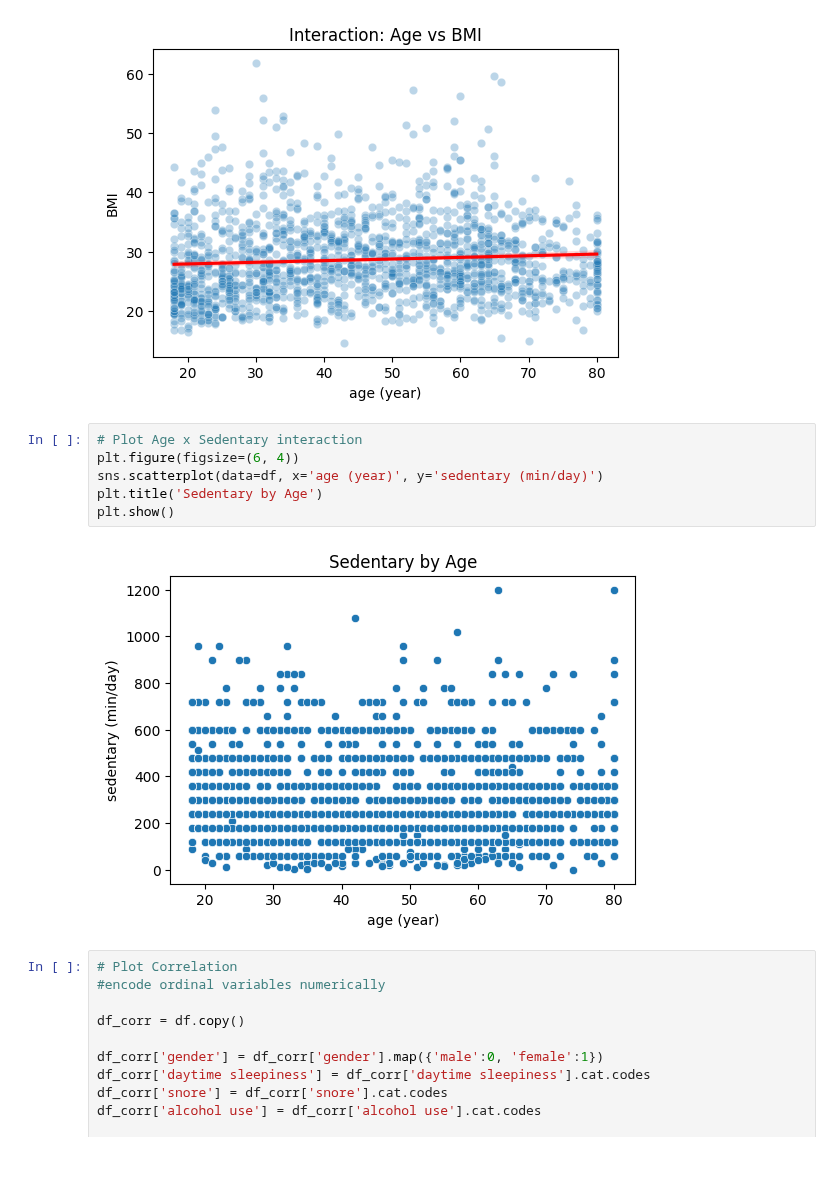
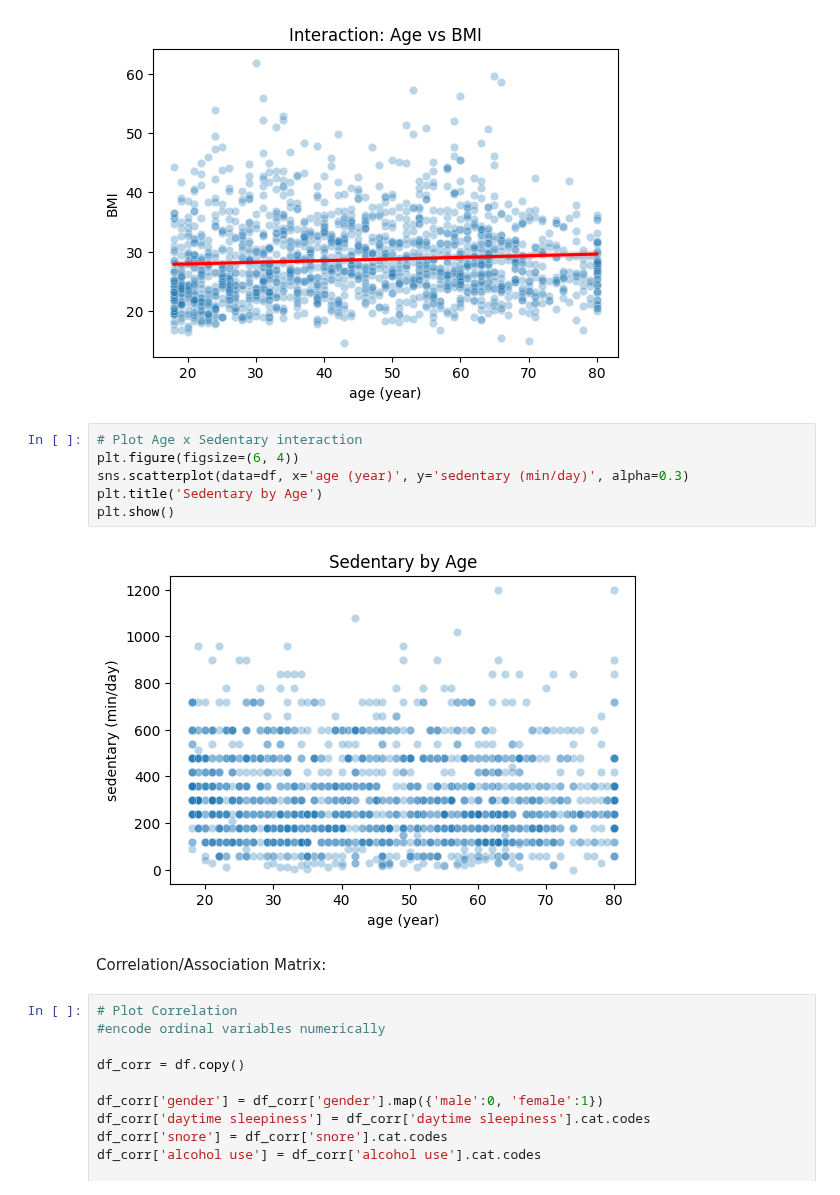
Before and after one commit to COGS108/Group092_WI26, a Jupyter notebook: 02-EDACheckpoint.ipynb, the cells around one changed output. Saved outputs shown, nothing was run; the diff lists cells and outputs as text; blank space fills up the shorter version.

Commit message:
Correcting scatterplot

```diff
--- a/02-EDACheckpoint.ipynb
+++ b/02-EDACheckpoint.ipynb
@@ -502,11 +506,13 @@ plt.show()
 # %%
 # Plot Age x Sedentary interaction
 plt.figure(figsize=(6, 4))
-sns.scatterplot(data=df, x='age (year)', y='sedentary (min/day)')
+sns.scatterplot(data=df, x='age (year)', y='sedentary (min/day)', alpha=0.3)
 plt.title('Sedentary by Age')
 plt.show()
 # %% [output]
-[figure, old version]
+[figure, new version]
+# %% [markdown]
+Correlation/Association Matrix:
 # %%
 # Plot Correlation
 #encode ordinal variables numerically
```
Also changed, not shown: parts of 6 cells of this notebook.
